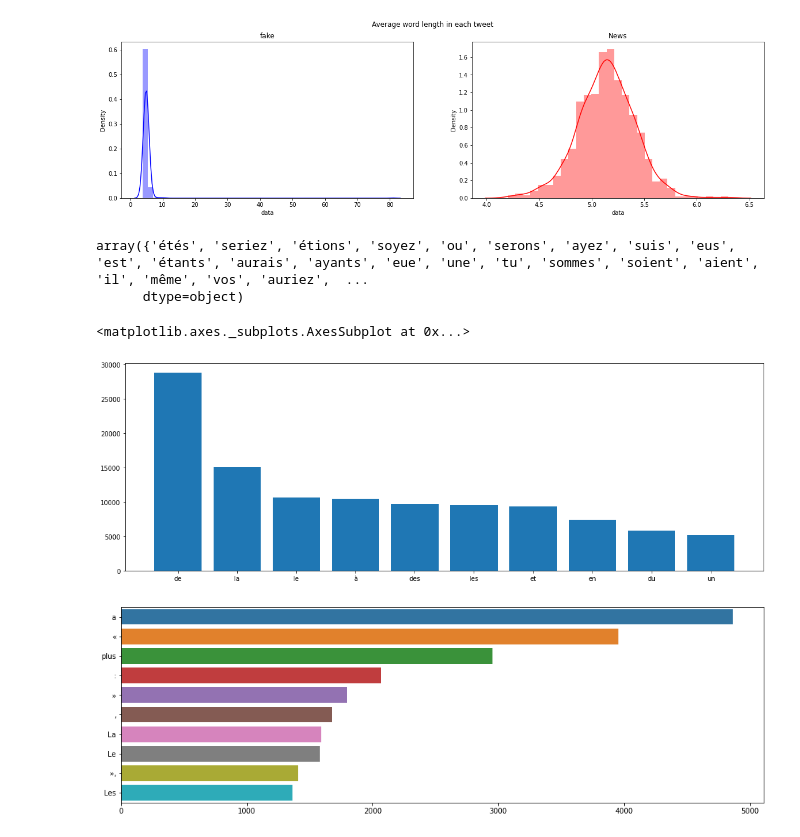
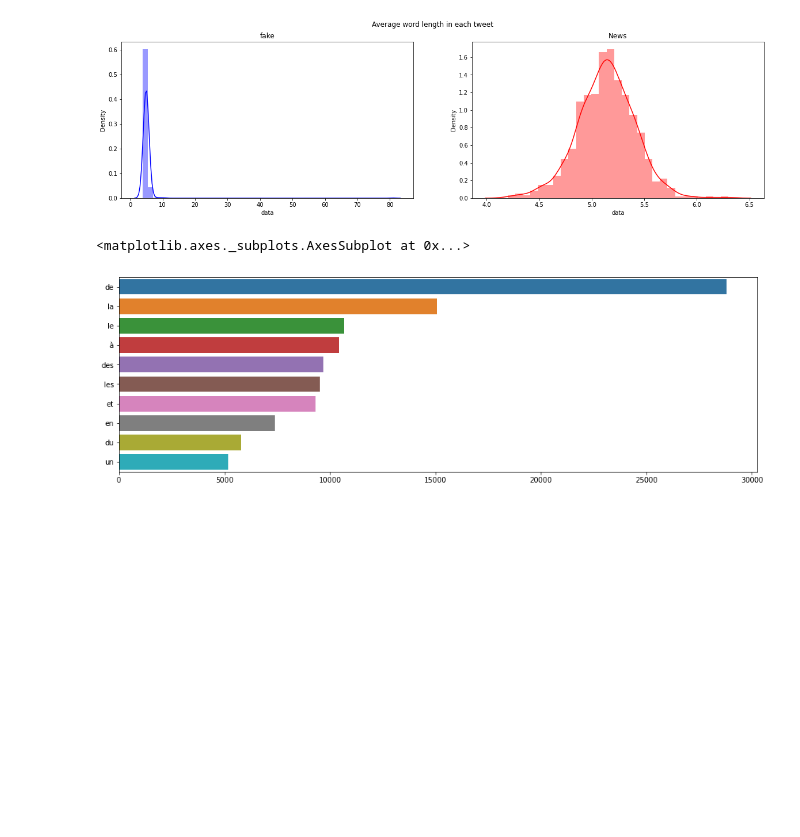
Before and after one commit to ValentinCord/HandsOnAI_2, a Jupyter notebook: NLP_DataAnalysis.ipynb, the cells around one changed output. Drawn from its saved outputs; the diff is of its cells as text; code cells hidden in the pictures; blank space fills up the shorter version.

```diff
--- a/NLP_DataAnalysis.ipynb
+++ b/NLP_DataAnalysis.ipynb
@@ -139,6 +76,3 @@ len(tokens['input_ids'])
-# %%
-df_train['nb_tokens'] = df_train['data'].apply(lambda x: len(tokenizer.encode_plus(x, add_special_tokens = True)['input_ids']))
-df_test['nb_tokens'] = df_test['data'].apply(lambda x: len(tokenizer.encode_plus(x, add_special_tokens = True)['input_ids']))
 # %%
 fig,(ax1,ax2)=plt.subplots(2,2,figsize=(20,10))
 sns.histplot(data = df_train, x = 'len_data', hue = 'label', ax=ax1[0])
@@ -196,44 +120,32 @@ fig.suptitle('Average word length in each tweet')
 Text(0.5, 0.98, 'Average word length in each tweet')
 [figure]
 # %%
-def create_corpus(label):
+def create_corpus(df, label):
     corpus=[]
 
-    for x in df_train[df_train['label']==label]['data'].str.split():
+    for x in df[df['label']==label]['data'].str.split():
         for i in x:
             corpus.append(i)
     return corpus
-# %%
-np.array(stop)
-# %% [output]
-array({'étés', 'seriez', 'étions', 'soyez', 'ou', 'serons', 'ayez', 'suis', 'eus', 'est', 'étants', 'aurais', 'ayants', 'eue', 'une', 'tu', 'sommes', 'soient', 'aient', 'il', 'même', 'vos', 'auriez',  ...
-      dtype=object)
 # %%
-corpus=create_corpus(0)
+corpus=create_corpus(df_train, 0)
 dic=defaultdict(int)
 for word in corpus:
-    if word in stop:
-        dic[word]+=1
+    dic[word]+=1
 
 top=sorted(dic.items(), key=lambda x:x[1],reverse=True)[:10]
-
-plt.rcParams['figure.figsize'] = (18.0, 6.0)
-x,y=zip(*top)
-plt.bar(x,y)
 
 plt.figure(figsize=(16,5))
 counter=Counter(corpus)
 most=counter.most_common()
 x=[]
 y=[]
-for word,count in most[:40]:
-    if (word not in stop) :
-        x.append(word)
-        y.append(count)
+for word,count in most[:10]:
+    x.append(word)
+    y.append(count)
 
 sns.barplot(x=y,y=x)
 # %% [output]
 <matplotlib.axes._subplots.AxesSubplot at 0x...>
-[figure, old version]
+[figure, new version]
-[figure, removed]
 # %%
```
Also changed, not shown: parts of 19 cells of this notebook.
